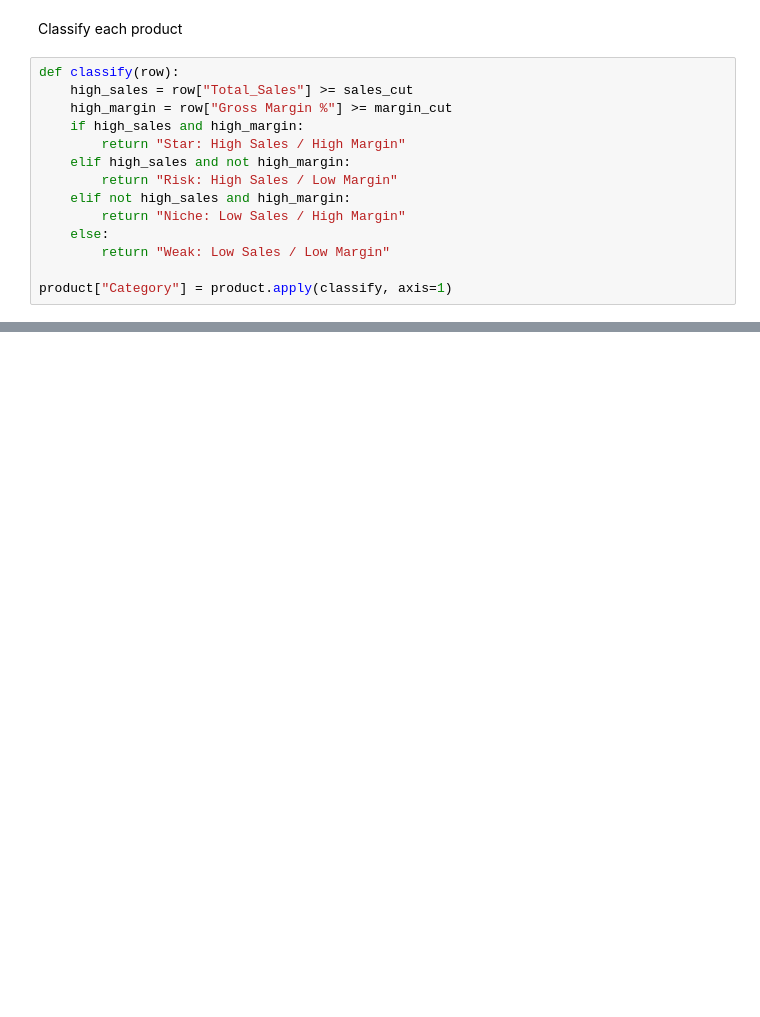
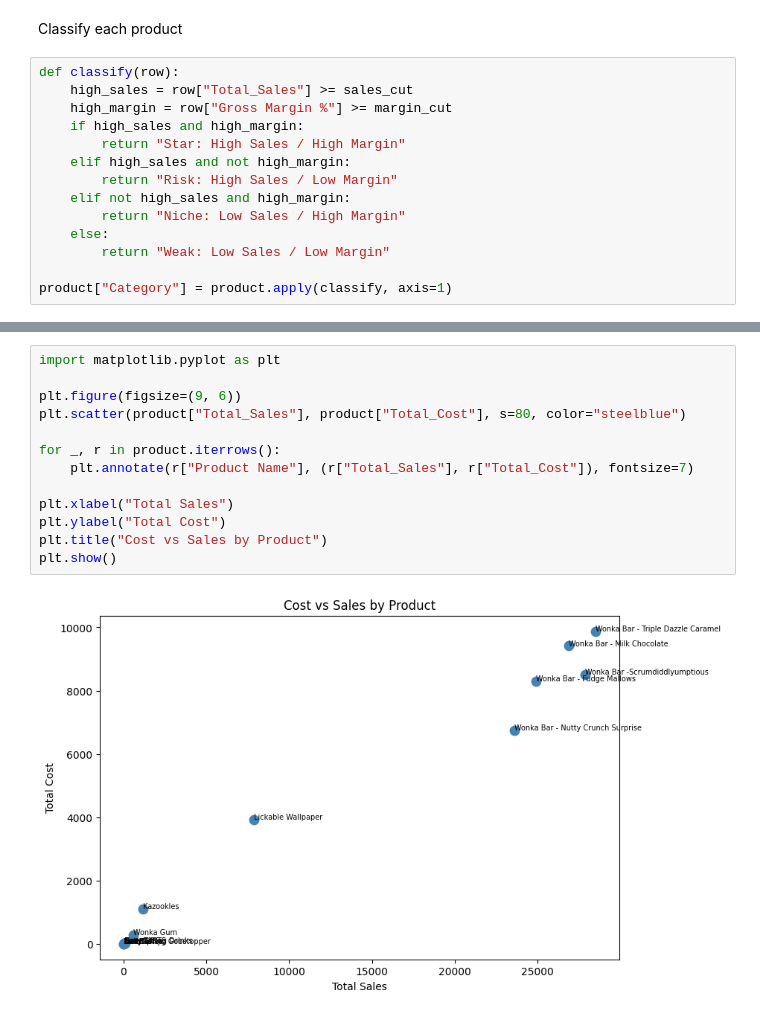
Before and after one commit to subhamsam007/nassau-candy-profitability-analysis, a Jupyter notebook: Nassau_Candy_Product_Profitability_Analysis.ipynb, the cells around one changed output, grey strips where cells are left out. Cells and saved outputs as stored; diff of their text form; blank space fills up the shorter version.

```diff
--- a/Nassau_Candy_Product_Profitability_Analysis.ipynb
+++ b/Nassau_Candy_Product_Profitability_Analysis.ipynb
@@ -221,0 +313,15 @@ product[["Product Name", "Division", "Total_Sales", "Total_Profit",
+# %%
+import matplotlib.pyplot as plt
+
+plt.figure(figsize=(9, 6))
+plt.scatter(product["Total_Sales"], product["Total_Cost"], s=80, color="steelblue")
+
+for _, r in product.iterrows():
+    plt.annotate(r["Product Name"], (r["Total_Sales"], r["Total_Cost"]), fontsize=7)
+
+plt.xlabel("Total Sales")
+plt.ylabel("Total Cost")
+plt.title("Cost vs Sales by Product")
+plt.show()
+# %% [output]
+[figure, added]
```
Also changed, not shown: parts of 26 cells of this notebook.
